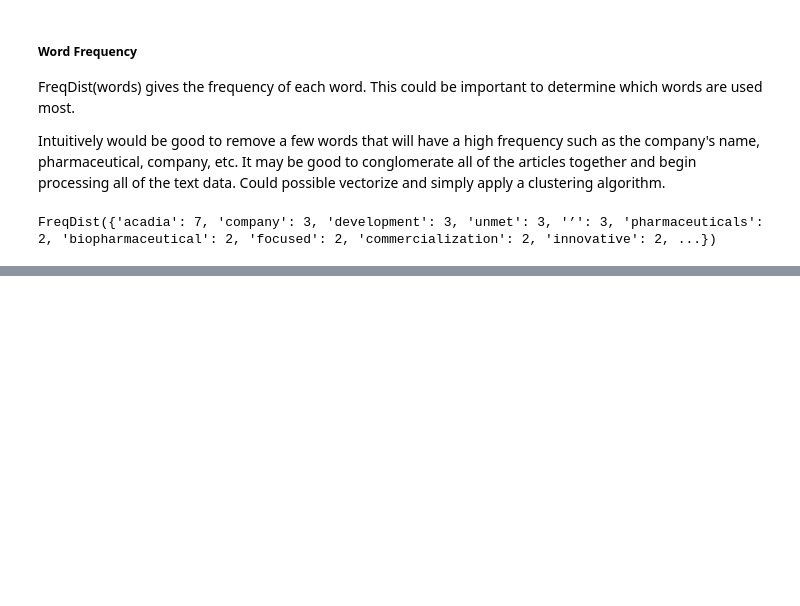
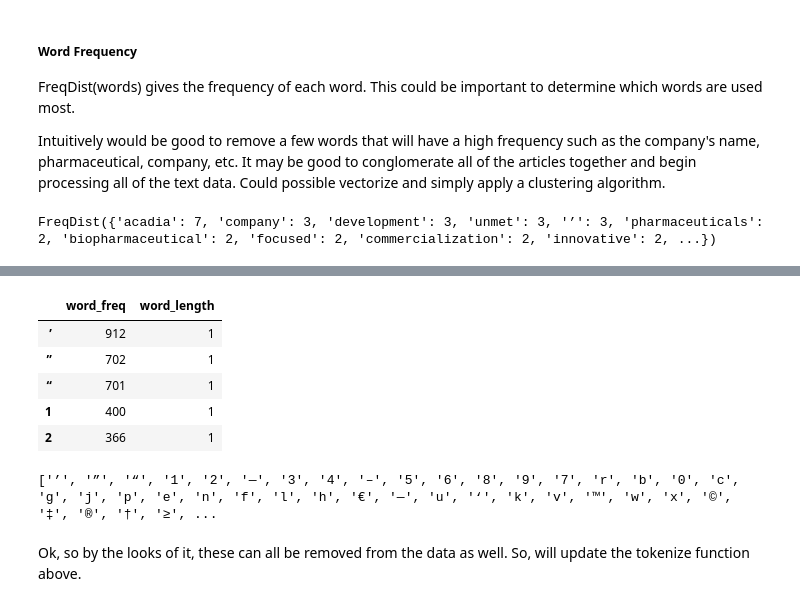
Before and after one commit to mikebrowne/BioPharmaDataCollection, a Jupyter notebook: DataExplorationAndPipeLinePrototype.ipynb, the cells around one changed output, grey strips where cells are left out. Saved outputs shown, nothing was run; the diff lists cells and outputs as text; code cells hidden in the pictures; blank space fills up the shorter version.

```diff
--- a/DataExplorationAndPipeLinePrototype.ipynb
+++ b/DataExplorationAndPipeLinePrototype.ipynb
@@ -320,0 +362,17 @@ FreqDist({'acadia': 7, 'company': 3, 'development': 3, 'unmet': 3, '’': 3, 'ph
+# %%
+single_chars = word_freq.loc[word_freq.word_length == 1]
+single_chars.head()
+# %% [output]
+|  | word_freq | word_length |
+| ’ | 912 | 1 |
+| ” | 702 | 1 |
+| “ | 701 | 1 |
+| 1 | 400 | 1 |
+| 2 | 366 | 1 |
+# %%
+single_chars = single_chars.index.tolist()
+print(single_chars)
+# %% [output]
+['’', '”', '“', '1', '2', '—', '3', '4', '–', '5', '6', '8', '9', '7', 'r', 'b', '0', 'c', 'g', 'j', 'p', 'e', 'n', 'f', 'l', 'h', '€', '―', 'u', '‘', 'k', 'v', '™', 'w', 'x', '©', '‡', '®', '†', '≥', ...
+# %% [markdown]
+Ok, so by the looks of it, these can all be removed from the data as well. So, will update the tokenize function above.
```
Also changed, not shown: parts of 25 cells of this notebook.
